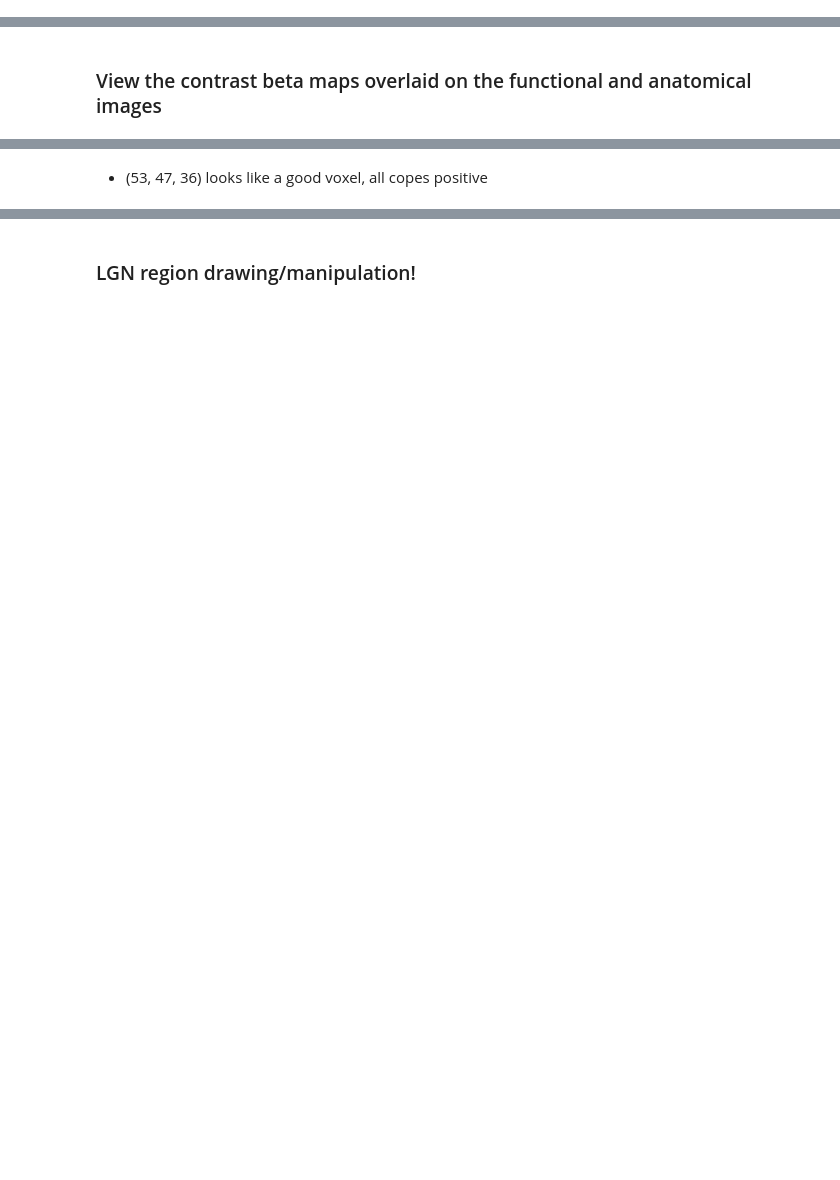
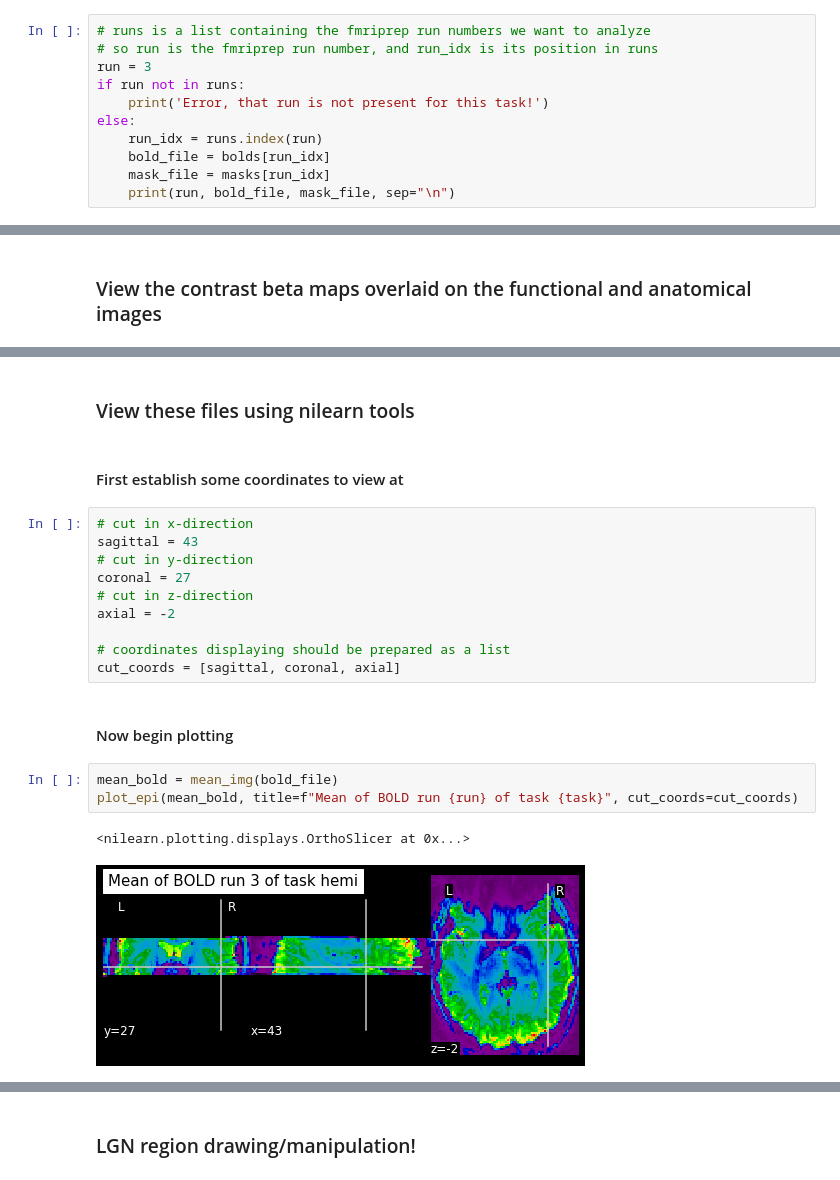
Before and after one commit to smerdis/streams, a Jupyter notebook: glm_code/Processing NB_20190205_HEMI.ipynb, the cells around one changed output, grey strips where cells are left out. Drawn from its saved outputs; the diff is of its cells as text; blank space fills up the shorter version.

```diff
--- a/glm_code/Processing NB_20190205_HEMI.ipynb
+++ b/glm_code/Processing NB_20190205_HEMI.ipynb
@@ -184,2 +149,13 @@ print(command)
 # %% [output]
 python glm_fixedeffects_level12.py /Users/smerdis/data/LGN/BIDS/NB_combined/sub-NB /Users/smerdis/data/LGN/BIDS/NB_combined/derivatives NB 20190205 hemi T1w "[1, 3, 4]"
+# %%
+# runs is a list containing the fmriprep run numbers we want to analyze
+# so run is the fmriprep run number, and run_idx is its position in runs
+run = 3
+if run not in runs:
+    print('Error, that run is not present for this task!')
+else:
+    run_idx = runs.index(run)
+    bold_file = bolds[run_idx]
+    mask_file = masks[run_idx]
+    print(run, bold_file, mask_file, sep="\n")
@@ -217,4 +221,24 @@ utils.view_results(datasink_dir, [3], anat, func)
 # %% [output]
 fsleyes /Users/smerdis/data/LGN/BIDS/NB_combined/derivatives/fmriprep/sub-NB/anat/sub-NB_T1w_preproc.nii.gz /Users/smerdis/data/LGN/BIDS/NB_combined/derivatives/fmriprep/sub-NB/ses-20190205/func/sub-N ...
-# %% [markdown]
- * (53, 47, 36) looks like a good voxel, all copes positive
+# %% [markdown]
+### View these files using nilearn tools
+# %% [markdown]
+#### First establish some coordinates to view at
+# %%
+# cut in x-direction
+sagittal = 43
+# cut in y-direction
+coronal = 27
+# cut in z-direction
+axial = -2
+
+# coordinates displaying should be prepared as a list
+cut_coords = [sagittal, coronal, axial]
+# %% [markdown]
+#### Now begin plotting
+# %%
+mean_bold = mean_img(bold_file)
+plot_epi(mean_bold, title=f"Mean of BOLD run {run} of task {task}", cut_coords=cut_coords)
+# %% [output]
+<nilearn.plotting.displays.OrthoSlicer at 0x...>
+[figure, added]
```
Also changed, not shown: parts of 100 cells of this notebook, 2 other files.
